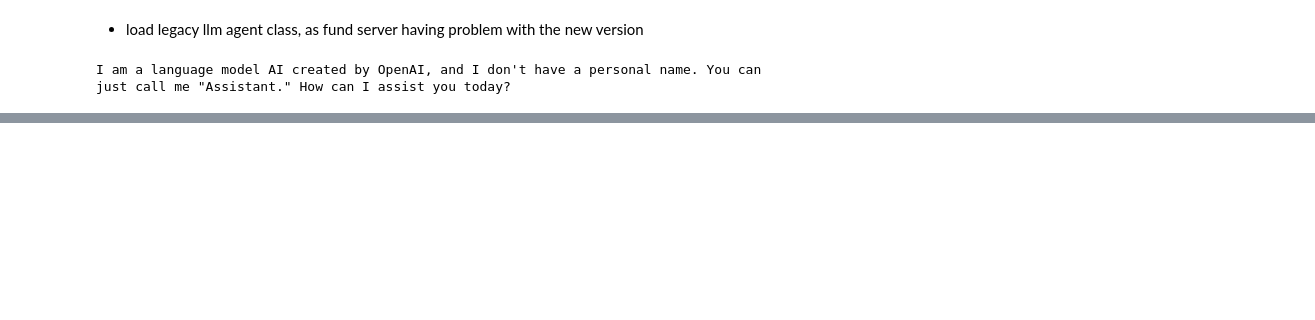
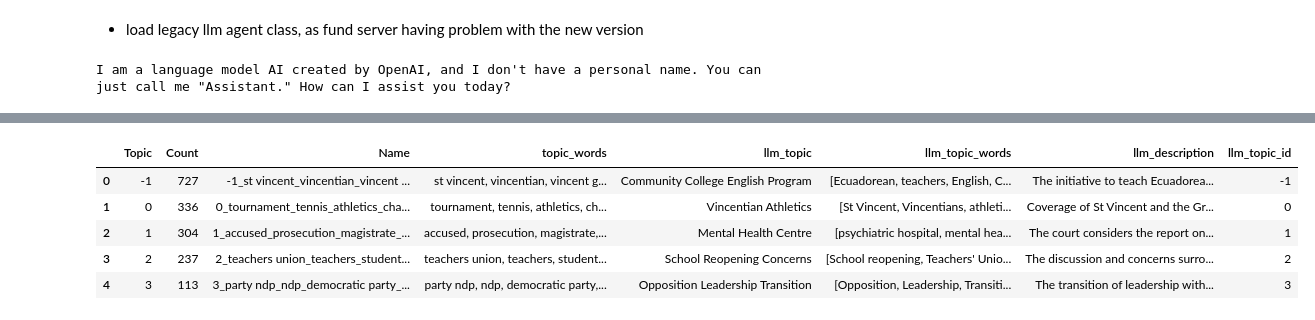
Before and after one commit to johnsonice/IMF_VE_News, a Jupyter notebook: news_scrape/simple_topicmodel/llm_topic_label.ipynb, the cells around one changed output, grey strips where cells are left out. Saved outputs shown, nothing was run; the diff lists cells and outputs as text; code cells hidden in the pictures; blank space fills up the shorter version.

Commit message:
merge llm topic

```diff
--- a/news_scrape/simple_topicmodel/llm_topic_label.ipynb
+++ b/news_scrape/simple_topicmodel/llm_topic_label.ipynb
@@ -104,7 +98,4 @@ topic_words: [<topic workds>],
 description: <topic description>
 
 """}
-topic_pt['Human'] = topic_pt['Human'].format(DOCUMENTS=rep_doc_dict[1],KEYWORDS=topic_df.iloc[1]['topic_words'])
+#topic_pt['Human'] = topic_pt['Human'].format(DOCUMENTS=rep_doc_dict[1],KEYWORDS=topic_df.iloc[1]['topic_words'])
-# %%
-res = llm_agent.get_response_content(prompt_template=topic_pt,conv_history=[])
-print(json.loads(llm_agent.parse_load_json_str(res)))
@@ -112,0 +102,13 @@ print(json.loads(llm_agent.parse_load_json_str(res)))
+# %%
+llm_res = []
+for k,v in tqdm(rep_doc_dict.items()):
+    topic_pt_temp = copy.copy(topic_pt)
+    topic_pt_temp['Human']=topic_pt_temp['Human'].format(DOCUMENTS=v,KEYWORDS=topic_df.iloc[k]['topic_words'])
+    try:
+        res = llm_agent.get_response_content(prompt_template=topic_pt_temp,conv_history=[])
+        res_dict = llm_agent.parse_load_json_str(res)
+    except:
+        res_dict = {'topic':None,'topic_words':None,'description':None}
+    #print(res_dict['topic'])
+    res_dict['topic_id'] = k
+    llm_res.append(res_dict)
@@ -112,0 +129,5 @@ print(json.loads(llm_agent.parse_load_json_str(res)))
+# %%
+llm_df = pd.DataFrame(llm_res)
+llm_df=llm_df.sort_values('topic_id',ascending=True)
+llm_df.columns = ['llm_topic','llm_topic_words','llm_description','llm_topic_id']
+llm_df.head()
@@ -112,0 +141,10 @@ print(json.loads(llm_agent.parse_load_json_str(res)))
+# %%
+final_result = pd.merge(topic_df, llm_df, how='left',left_on='Topic',right_on='llm_topic_id')
+final_result.head()
+# %% [output]
+|  | Topic | Count | Name | topic_words | llm_topic | llm_topic_words | llm_description | llm_topic_id |
+| 0 | -1 | 727 | -1_st vincent_vincentian_vincent ... | st vincent, vincentian, vincent g... | Community College English Program | [Ecuadorean, teachers, English, C... | The initiative to teach Ecuadorea... | -1 |
+| 1 | 0 | 336 | 0_tournament_tennis_athletics_cha... | tournament, tennis, athletics, ch... | Vincentian Athletics | [St Vincent, Vincentians, athleti... | Coverage of St Vincent and the Gr... | 0 |
+| 2 | 1 | 304 | 1_accused_prosecution_magistrate_... | accused, prosecution, magistrate,... | Mental Health Centre | [psychiatric hospital, mental hea... | The court considers the report on... | 1 |
+| 3 | 2 | 237 | 2_teachers union_teachers_student... | teachers union, teachers, student... | School Reopening Concerns | [School reopening, Teachers' Unio... | The discussion and concerns surro... | 2 |
+| 4 | 3 | 113 | 3_party ndp_ndp_democratic party_... | party ndp, ndp, democratic party,... | Opposition Leadership Transition | [Opposition, Leadership, Transiti... | The transition of leadership with... | 3 |
```
Also changed, not shown: parts of 9 cells of this notebook.
